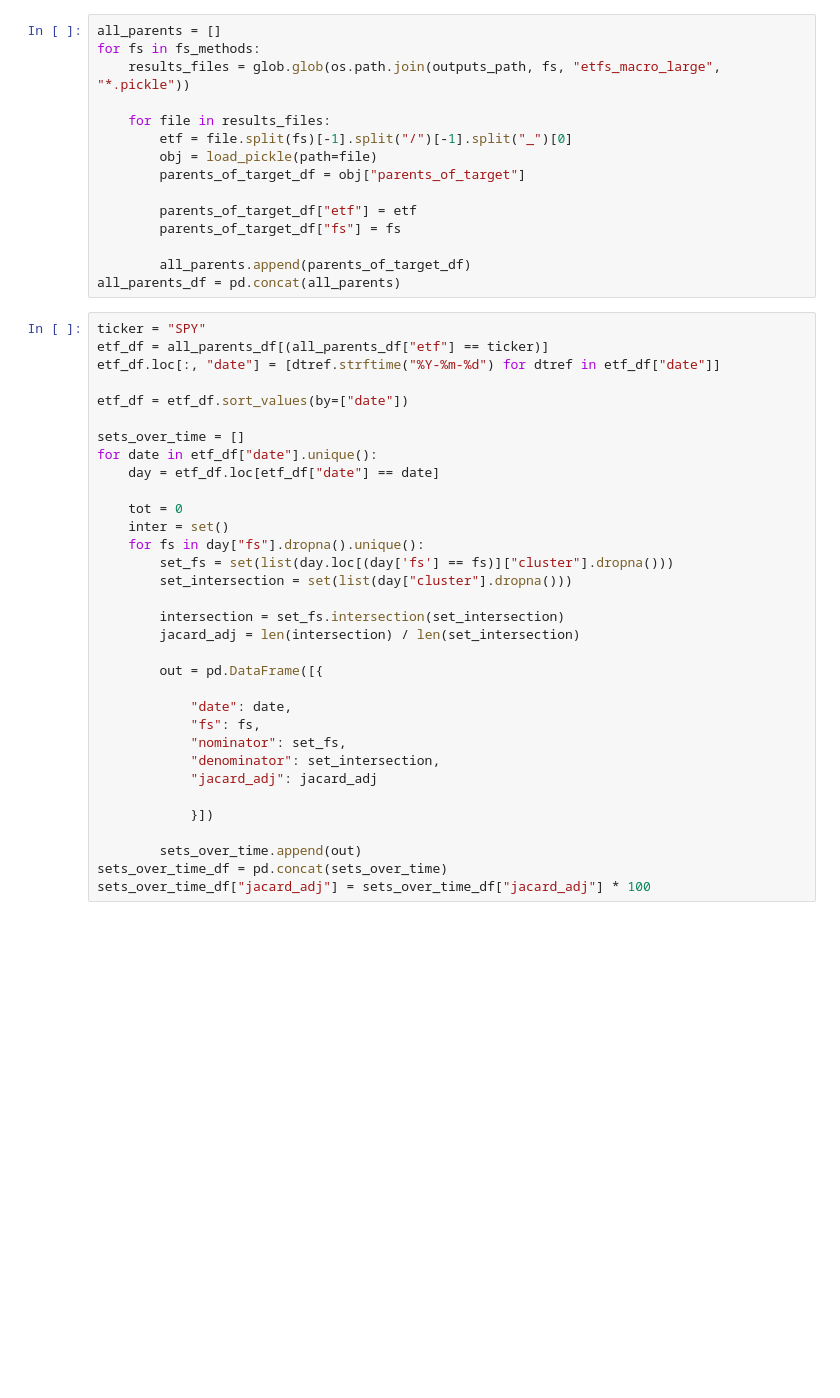
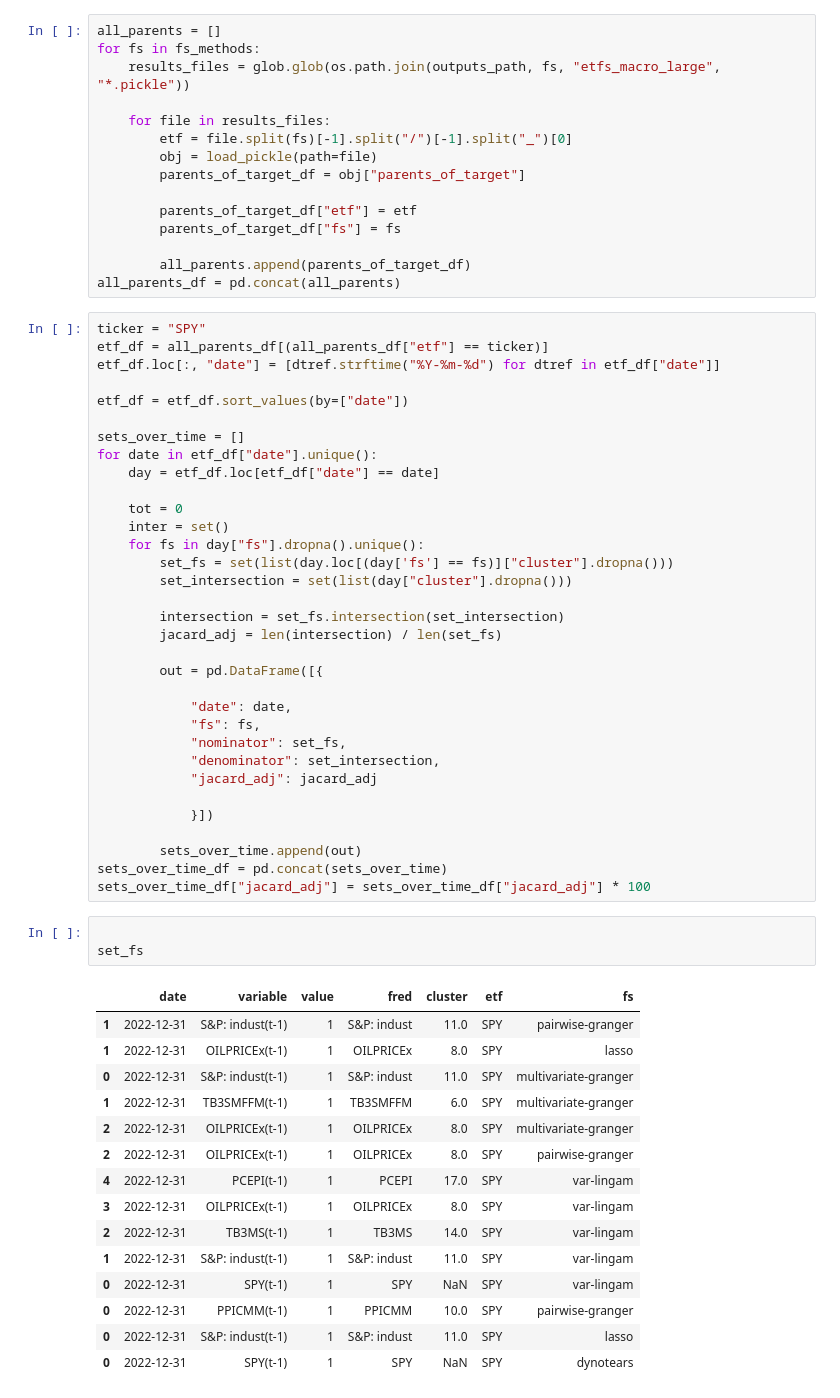
Before and after one commit to dcuoliveira/cml-fin, a Jupyter notebook: src/new_stability_measure.ipynb, the cells around one changed output. Saved outputs shown, nothing was run; the diff lists cells and outputs as text; blank space fills up the shorter version.

```diff
--- a/src/new_stability_measure.ipynb
+++ b/src/new_stability_measure.ipynb
@@ -56,7 +56,7 @@ for date in etf_df["date"].unique():
         set_intersection = set(list(day["cluster"].dropna()))
 
         intersection = set_fs.intersection(set_intersection)
-        jacard_adj = len(intersection) / len(set_intersection)
+        jacard_adj = len(intersection) / len(set_fs)
 
         out = pd.DataFrame([{
 
@@ -71,6 +71,25 @@ for date in etf_df["date"].unique():
         sets_over_time.append(out)
 sets_over_time_df = pd.concat(sets_over_time)
 sets_over_time_df["jacard_adj"] = sets_over_time_df["jacard_adj"] * 100
+# %%
+
+set_fs
+# %% [output]
+|  | date | variable | value | fred | cluster | etf | fs |
+| 1 | 2022-12-31 | S&P: indust(t-1) | 1 | S&P: indust | 11.0 | SPY | pairwise-granger |
+| 1 | 2022-12-31 | OILPRICEx(t-1) | 1 | OILPRICEx | 8.0 | SPY | lasso |
+| 0 | 2022-12-31 | S&P: indust(t-1) | 1 | S&P: indust | 11.0 | SPY | multivariate-granger |
+| 1 | 2022-12-31 | TB3SMFFM(t-1) | 1 | TB3SMFFM | 6.0 | SPY | multivariate-granger |
+| 2 | 2022-12-31 | OILPRICEx(t-1) | 1 | OILPRICEx | 8.0 | SPY | multivariate-granger |
+| 2 | 2022-12-31 | OILPRICEx(t-1) | 1 | OILPRICEx | 8.0 | SPY | pairwise-granger |
+| 4 | 2022-12-31 | PCEPI(t-1) | 1 | PCEPI | 17.0 | SPY | var-lingam |
+| 3 | 2022-12-31 | OILPRICEx(t-1) | 1 | OILPRICEx | 8.0 | SPY | var-lingam |
+| 2 | 2022-12-31 | TB3MS(t-1) | 1 | TB3MS | 14.0 | SPY | var-lingam |
+| 1 | 2022-12-31 | S&P: indust(t-1) | 1 | S&P: indust | 11.0 | SPY | var-lingam |
+| 0 | 2022-12-31 | SPY(t-1) | 1 | SPY | NaN | SPY | var-lingam |
+| 0 | 2022-12-31 | PPICMM(t-1) | 1 | PPICMM | 10.0 | SPY | pairwise-granger |
+| 0 | 2022-12-31 | S&P: indust(t-1) | 1 | S&P: indust | 11.0 | SPY | lasso |
+| 0 | 2022-12-31 | SPY(t-1) | 1 | SPY | NaN | SPY | dynotears |
 # %%
 pivot_df = sets_over_time_df.pivot(index=["date"], columns=["fs"], values=["jacard_adj"])
 pivot_df.columns = pivot_df.columns.droplevel()
```
Also changed, not shown: parts of 3 cells of this notebook, 2 other files.
